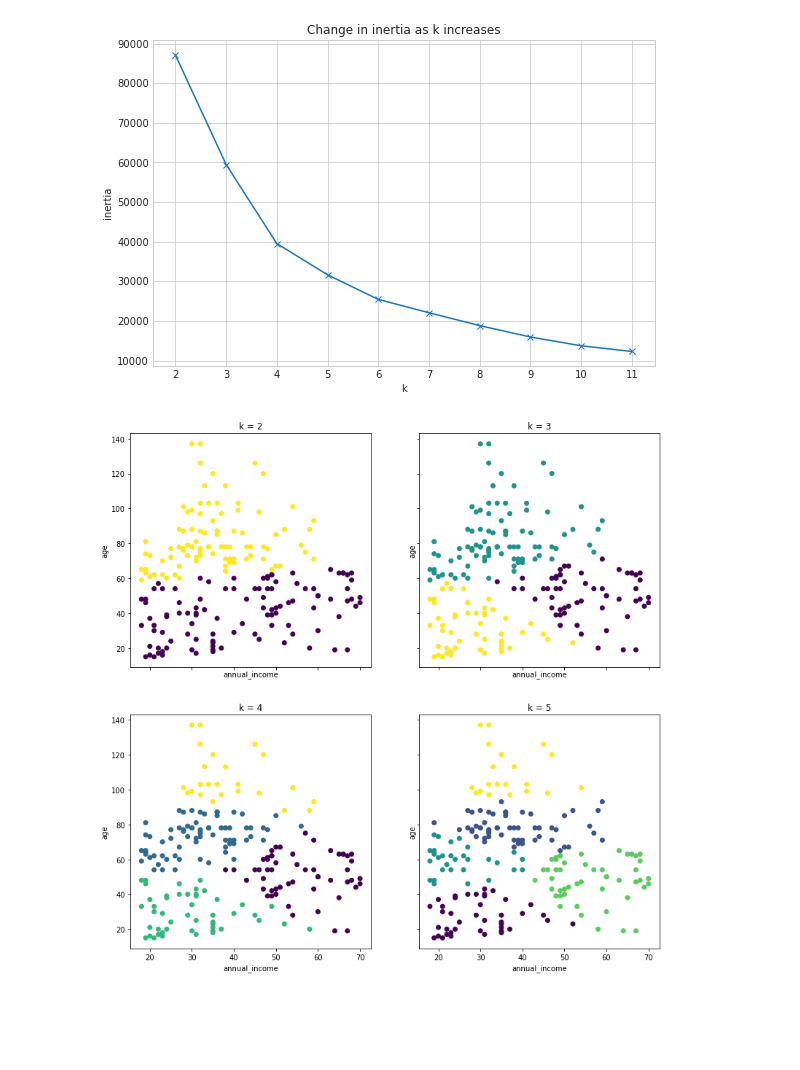
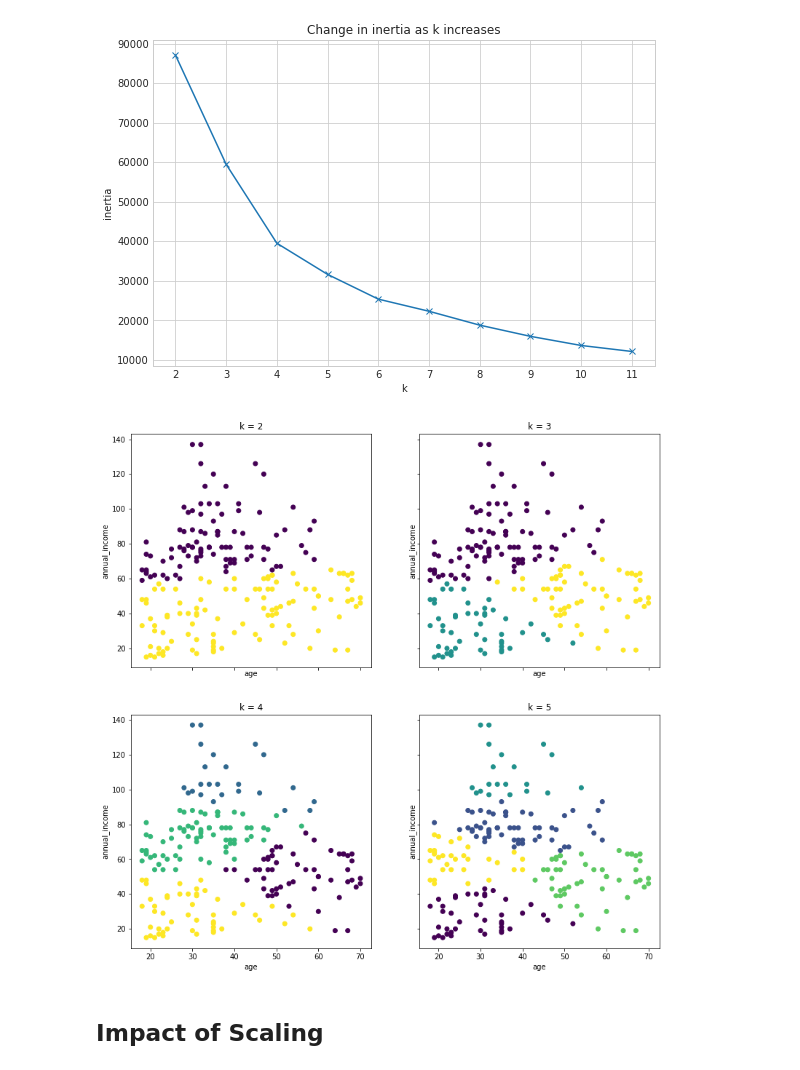
Before and after one commit to allantestaten/clustering-exercises, a Jupyter notebook: modeling.ipynb, the cells around one changed output. Drawn from its saved outputs; the diff is of its cells as text; code cells hidden in the pictures; blank space fills up the shorter version.

```diff
--- a/modeling.ipynb
+++ b/modeling.ipynb
@@ -310,9 +311,11 @@ with plt.style.context('seaborn-whitegrid'):
 # %%
 fig, axs = plt.subplots(2, 2, figsize=(13, 13), sharex=True, sharey=True)
 
 for ax, k in zip(axs.ravel(), range(2, 6)):
     clusters = KMeans(k).fit(X).predict(X)
     ax.scatter(X.age, X.annual_income, c=clusters)
-    ax.set(title='k = {}'.format(k), xlabel='annual_income', ylabel='age')
+    ax.set(title='k = {}'.format(k), xlabel='age', ylabel='annual_income')
 # %% [output]
-[figure, old version]
+[figure, new version]
+# %% [markdown]
+##  Impact of Scaling
```
Also changed, not shown: parts of 15 cells of this notebook.
